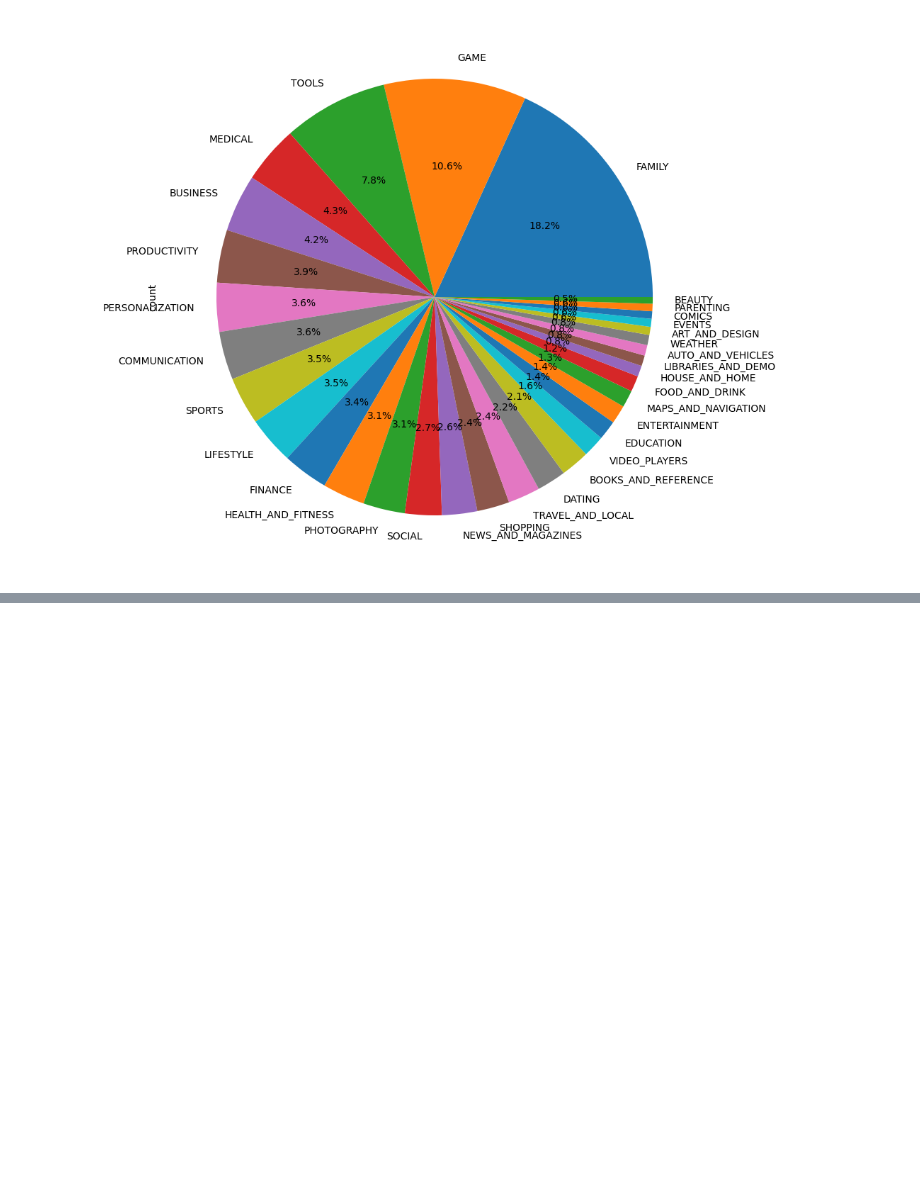
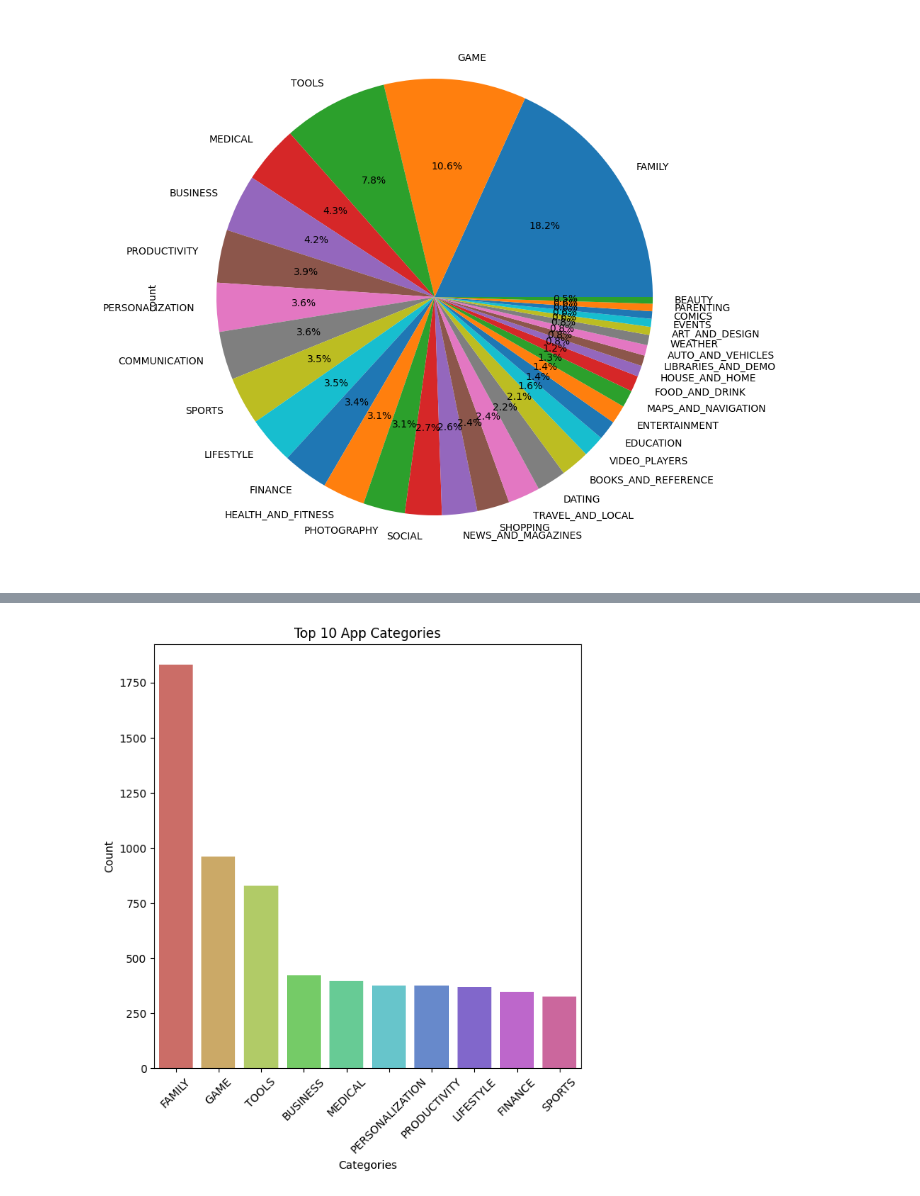
Before and after one commit to CodeLoopdroid/AI_ML_Bootcamp, a Jupyter notebook: Feature_Engineering/EDA&FE_Playstore.ipynb, the cells around one changed output, grey strips where cells are left out. Cells and saved outputs as stored; diff of their text form; code cells hidden in the pictures; blank space fills up the shorter version.

```diff
--- a/Feature_Engineering/EDA&FE_Playstore.ipynb
+++ b/Feature_Engineering/EDA&FE_Playstore.ipynb
@@ -116,8 +116,7 @@ plt.show()
 # %% [output]
 [figure]
 # %%
-counts_pd = pd.DataFrame(data=df_copy["Category"].value_counts())
+counts_pd = pd.DataFrame(data=df_copy["Category"].value_counts()).rename(columns={"count" : "Count"})
 counts_pd.index.name = None
-counts_pd.rename(columns={"count" : "Count"}, inplace=True)
 # %%
 counts_pd.sort_values(by = "Count", ascending=False, inplace=True)
@@ -132,0 +125,9 @@ pd
+# %%
+plt.figure(figsize=(7,7))
+sns.barplot(data=counts_pd[:10], y = "Count", x = counts_pd.index[:10], palette="hls")
+plt.title("Top 10 App Categories")
+plt.xticks(rotation = 45)
+plt.xlabel("Categories")
+plt.show()
+# %% [output]
+[figure, added]
```
Also changed, not shown: parts of 3 cells of this notebook.
